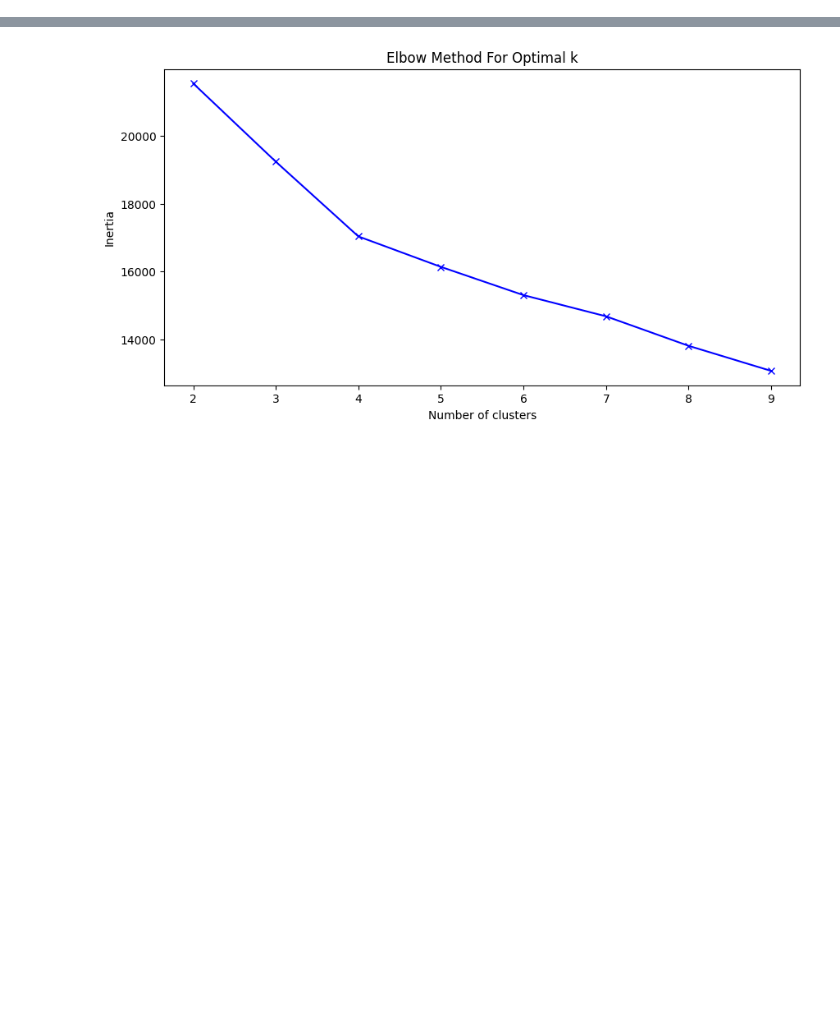
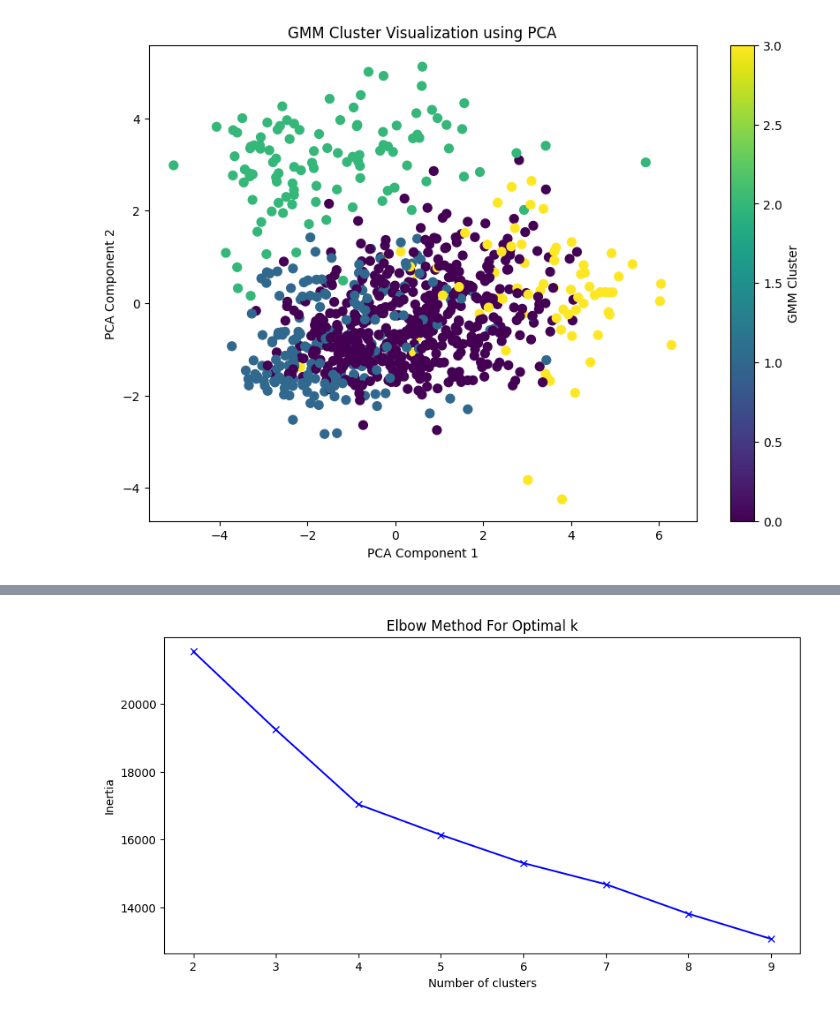
Before and after one commit to carlosvneves/fiap_datathonapp, a Jupyter notebook: notebooks/Clustering-Ranking.ipynb, the cells around one changed output, grey strips where cells are left out. Cells and saved outputs as stored; diff of their text form; code cells hidden in the pictures; blank space fills up the shorter version.

```diff
--- a/notebooks/Clustering-Ranking.ipynb
+++ b/notebooks/Clustering-Ranking.ipynb
@@ -38,0 +397,8 @@ memory usage: 334.5+ KB
+# %%
+# Apply Gaussian Mixture Model (GMM) for time-based trajectories
+gmm = grid_search.best_estimator_
+clusters = gmm.fit_predict(X_scaled)
+
+df["cluster"] = clusters
+
+df.head()
@@ -38,0 +413,20 @@ memory usage: 334.5+ KB
+# %%
+# Step 4: Visualize the GMM clusters using PCA for dimensionality reduction
+pca = PCA(n_components=3)
+principal_components = pca.fit_transform(X_scaled)
+
+plt.figure(figsize=(10, 7))
+plt.scatter(
+    principal_components[:, 0],
+    principal_components[:, 1],
+    c=df["cluster"],
+    cmap="viridis",
+    s=50,
+)
+plt.xlabel("PCA Component 1")
+plt.ylabel("PCA Component 2")
+plt.title("GMM Cluster Visualization using PCA")
+plt.colorbar(label="GMM Cluster")
+plt.show()
+# %% [output]
+[figure, added]
```
Also changed, not shown: parts of 43 cells of this notebook, 1 other file.
